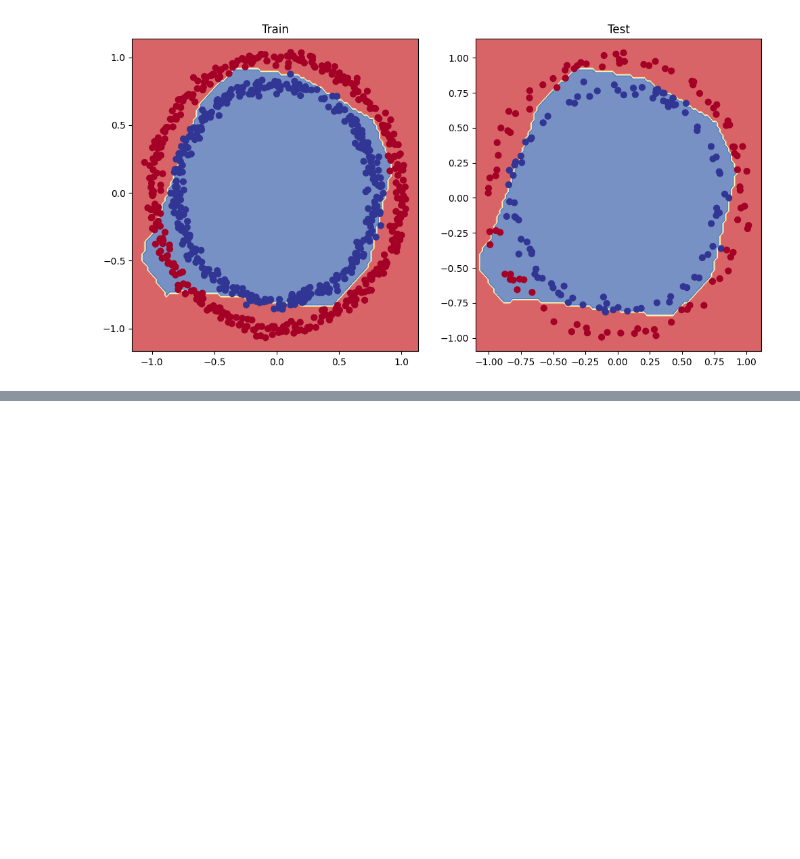
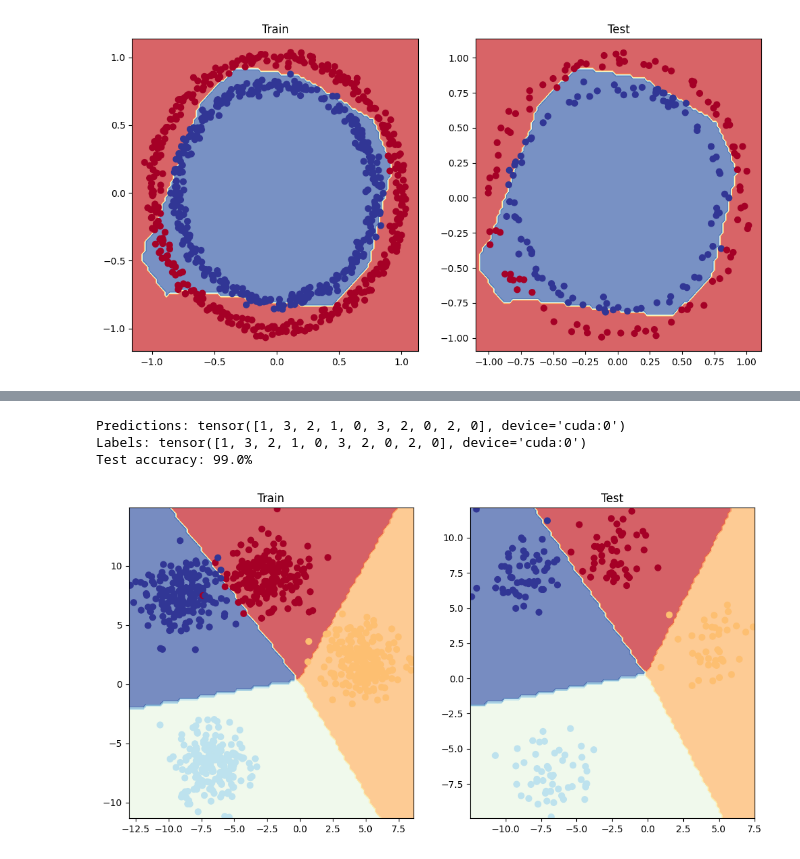
Before and after one commit to dhruvkachhela/Neural-Network, a Jupyter notebook: Daniel_Bourke’s_pytorch.ipynb, the cells around one changed output, grey strips where cells are left out. Saved outputs shown, nothing was run; the diff lists cells and outputs as text; code cells hidden in the pictures; blank space fills up the shorter version.

```diff
--- a/Daniel_Bourke’s_pytorch.ipynb
+++ b/Daniel_Bourke’s_pytorch.ipynb
@@ -483,0 +538,3 @@ plot_decision_boundary(Model_p, X_test, y_test)
+# %%
+device = "cuda" if torch.cuda.is_available() else "cpu"
+device
@@ -483,0 +543,20 @@ plot_decision_boundary(Model_p, X_test, y_test)
+# %%
+from torch import nn
+
+class BlobModel(nn.Module):
+    def __init__(self, input_features, output_features, hidden_units=8):
+        super().__init__()
+        self.linear_layer_stack = nn.Sequential(
+            nn.Linear(in_features=input_features, out_features=hidden_units),
+            # nn.ReLU(),
+            # nn.ReLU(),
+            nn.Linear(in_features=hidden_units, out_features=output_features), # how many classes are there?
+        )
+
+    def forward(self, x):
+        return self.linear_layer_stack(x)
+
+model_4 = BlobModel(input_features=NUM_FEATURES,
+                    output_features=NUM_CLASSES,
+                    hidden_units=8).to(device)
+model_4
@@ -483,0 +570,3 @@ plot_decision_boundary(Model_p, X_test, y_test)
+# %%
+loss_fn = nn.CrossEntropyLoss()
+optimizer = torch.optim.SGD(model_4.parameters() , lr = 0.01)
@@ -483,0 +582,5 @@ plot_decision_boundary(Model_p, X_test, y_test)
+# %%
+y_logits = model_4(X_blob_test.to(device))
+y_pred_probs = torch.softmax(y_logits, dim = 1)
+print(y_logits[:5])
+print(y_pred_probs[:5])
@@ -483,0 +678,19 @@ plot_decision_boundary(Model_p, X_test, y_test)
+# %%
+y_pred_probs = torch.softmax(y_logits, dim=1)
+y_preds = y_pred_probs.argmax(dim=1)
+print(f"Predictions: {y_preds[:10]}\nLabels: {y_blob_test[:10]}")
+print(f"Test accuracy: {accuracy_fn(y_true=y_blob_test, y_pred=y_preds)}%")
+# %% [output]
+Predictions: tensor([1, 3, 2, 1, 0, 3, 2, 0, 2, 0], device='cuda:0')
+Labels: tensor([1, 3, 2, 1, 0, 3, 2, 0, 2, 0], device='cuda:0')
+Test accuracy: 99.0%
+# %%
+plt.figure(figsize=(12, 6))
+plt.subplot(1, 2, 1)
+plt.title("Train")
+plot_decision_boundary(model_4, X_blob_train, y_blob_train)
+plt.subplot(1, 2, 2)
+plt.title("Test")
+plot_decision_boundary(model_4, X_blob_test, y_blob_test)
+# %% [output]
+[figure, added]
```
Also changed, not shown: parts of 11 cells of this notebook.
